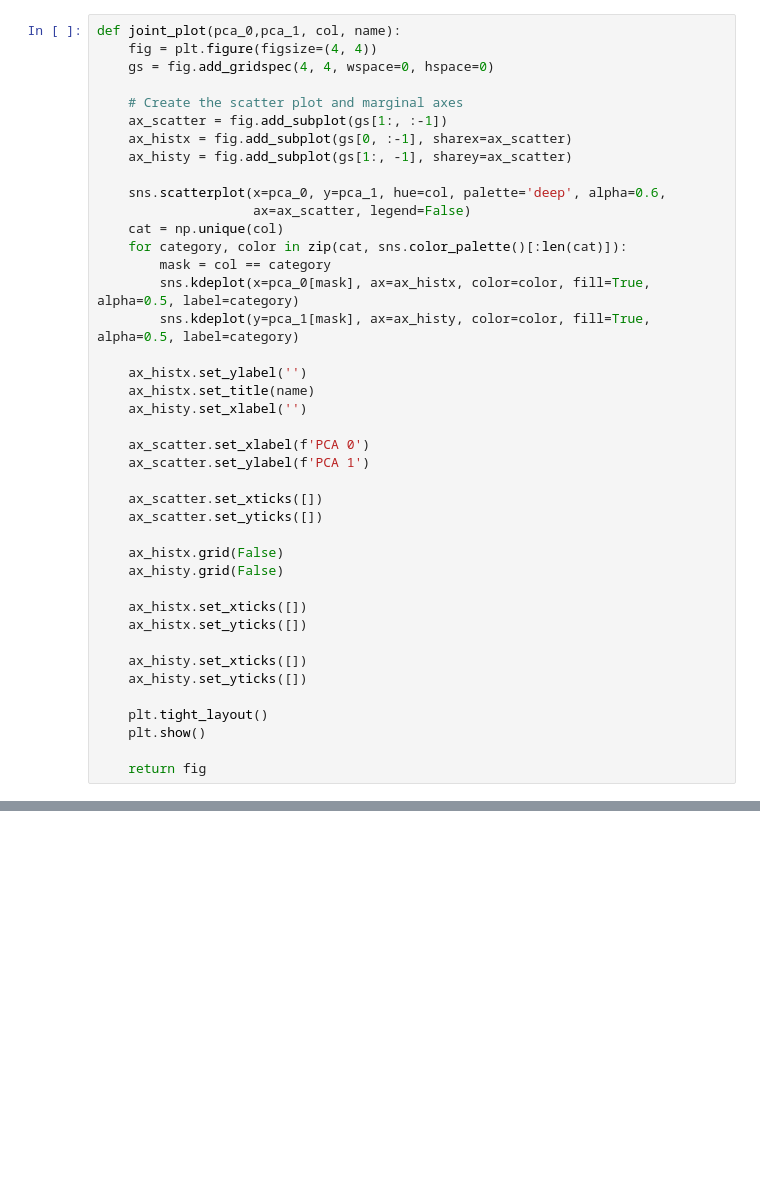
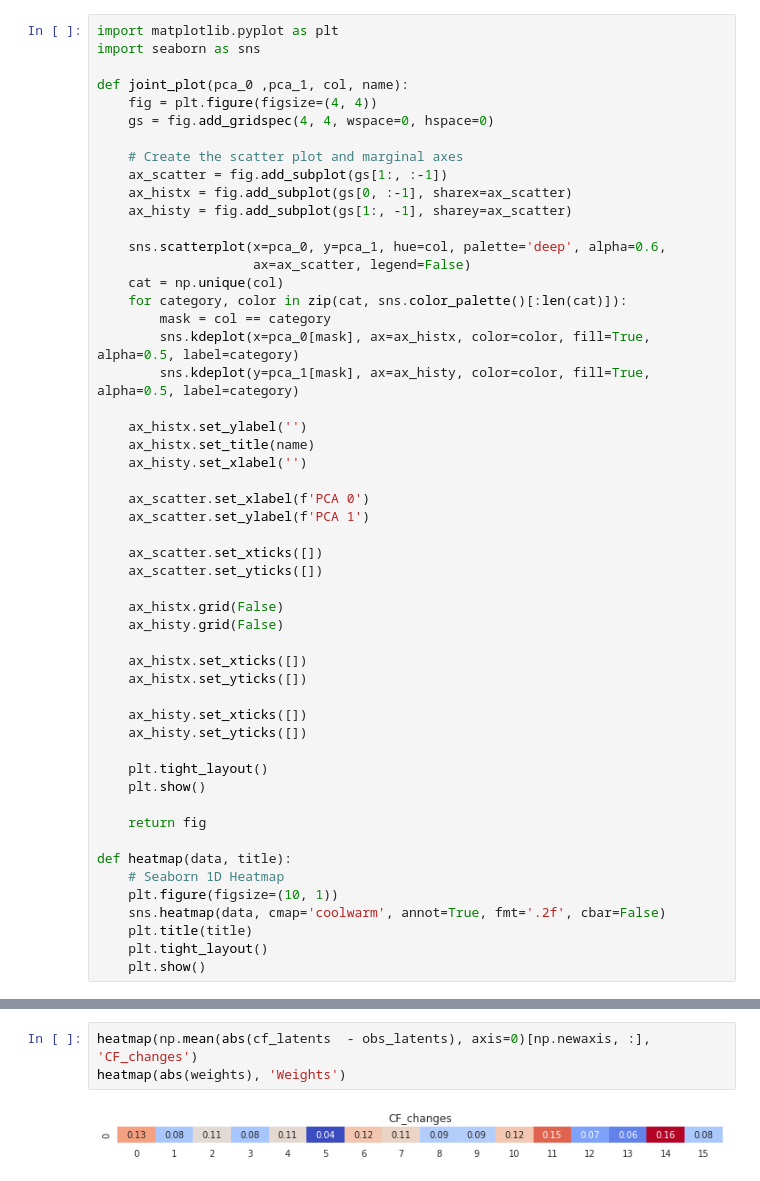
Before and after one commit to vibujithan/shortcut-analysis, a Jupyter notebook: PD/macw-analysis.ipynb, the cells around one changed output, grey strips where cells are left out. Drawn from its saved outputs; the diff is of its cells as text; blank space fills up the shorter version.

```diff
--- a/PD/macw-analysis.ipynb
+++ b/PD/macw-analysis.ipynb
@@ -77,5 +49,8 @@ import matplotlib.pyplot as plt
 # %%
-def joint_plot(pca_0,pca_1, col, name):
+import matplotlib.pyplot as plt
+import seaborn as sns
+
+def joint_plot(pca_0 ,pca_1, col, name):
     fig = plt.figure(figsize=(4, 4))
     gs = fig.add_gridspec(4, 4, wspace=0, hspace=0)
 
@@ -115,3 +90,11 @@ def joint_plot(pca_0,pca_1, col, name):
     plt.show()
 
     return fig
+
+def heatmap(data, title):
+    # Seaborn 1D Heatmap
+    plt.figure(figsize=(10, 1))
+    sns.heatmap(data, cmap='coolwarm', annot=True, fmt='.2f', cbar=False)
+    plt.title(title)
+    plt.tight_layout()
+    plt.show()
@@ -117,0 +107,5 @@ def joint_plot(pca_0,pca_1, col, name):
+# %%
+heatmap(np.mean(abs(cf_latents  - obs_latents), axis=0)[np.newaxis, :], 'CF_changes')
+heatmap(abs(weights), 'Weights')
+# %% [output]
+[figure, added]
```
Also changed, not shown: parts of 16 cells of this notebook, 18 other files.
